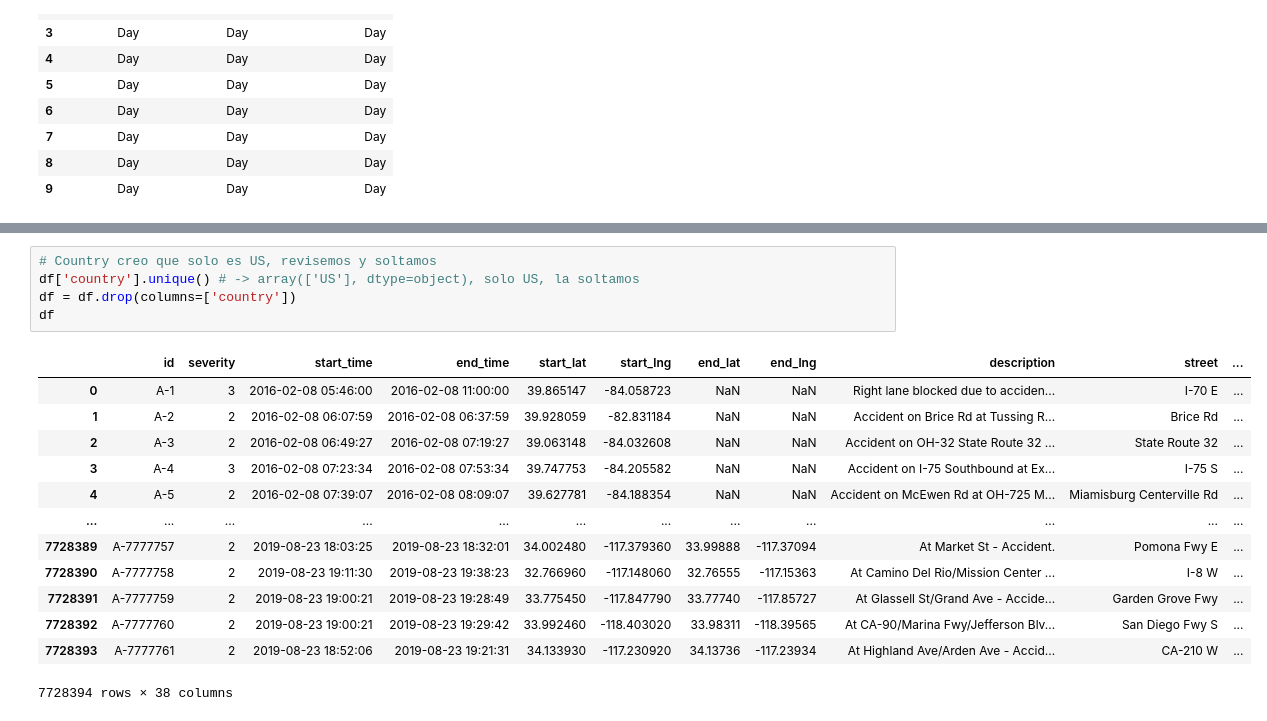
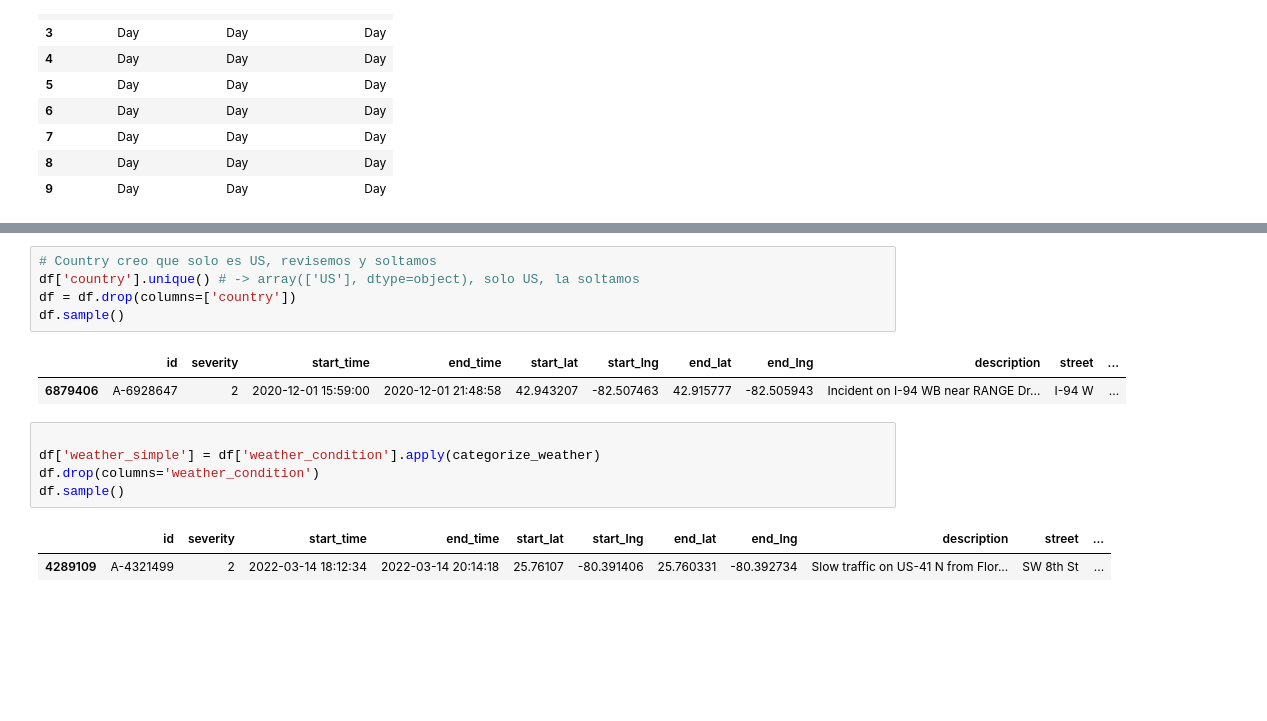
Before and after one commit to JBuxo/proyecto-1-jbuxo, a Jupyter notebook: notebooks/limpieza.ipynb, the cells around one changed output, grey strips where cells are left out. Saved outputs shown, nothing was run; the diff lists cells and outputs as text; blank space fills up the shorter version.

```diff
--- a/notebooks/limpieza.ipynb
+++ b/notebooks/limpieza.ipynb
@@ -328,22 +304,19 @@ df
 # %%
 # Country creo que solo es US, revisemos y soltamos
 df['country'].unique() # -> array(['US'], dtype=object), solo US, la soltamos
 df = df.drop(columns=['country'])
-df
+df.sample()
 # %% [output]
 |  | id | severity | start_time | end_time | start_lat | start_lng | end_lat | end_lng | description | street | ... |
-| 0 | A-1 | 3 | 2016-02-08 05:46:00 | 2016-02-08 11:00:00 | 39.865147 | -84.058723 | NaN | NaN | Right lane blocked due to acciden... | I-70 E | ... |
-| 1 | A-2 | 2 | 2016-02-08 06:07:59 | 2016-02-08 06:37:59 | 39.928059 | -82.831184 | NaN | NaN | Accident on Brice Rd at Tussing R... | Brice Rd | ... |
-| 2 | A-3 | 2 | 2016-02-08 06:49:27 | 2016-02-08 07:19:27 | 39.063148 | -84.032608 | NaN | NaN | Accident on OH-32 State Route 32 ... | State Route 32 | ... |
-| 3 | A-4 | 3 | 2016-02-08 07:23:34 | 2016-02-08 07:53:34 | 39.747753 | -84.205582 | NaN | NaN | Accident on I-75 Southbound at Ex... | I-75 S | ... |
-| 4 | A-5 | 2 | 2016-02-08 07:39:07 | 2016-02-08 08:09:07 | 39.627781 | -84.188354 | NaN | NaN | Accident on McEwen Rd at OH-725 M... | Miamisburg Centerville Rd | ... |
-| ... | ... | ... | ... | ... | ... | ... | ... | ... | ... | ... | ... |
-| 7728389 | A-7777757 | 2 | 2019-08-23 18:03:25 | 2019-08-23 18:32:01 | 34.002480 | -117.379360 | 33.99888 | -117.37094 | At Market St - Accident. | Pomona Fwy E | ... |
-| 7728390 | A-7777758 | 2 | 2019-08-23 19:11:30 | 2019-08-23 19:38:23 | 32.766960 | -117.148060 | 32.76555 | -117.15363 | At Camino Del Rio/Mission Center ... | I-8 W | ... |
-| 7728391 | A-7777759 | 2 | 2019-08-23 19:00:21 | 2019-08-23 19:28:49 | 33.775450 | -117.847790 | 33.77740 | -117.85727 | At Glassell St/Grand Ave - Accide... | Garden Grove Fwy | ... |
-| 7728392 | A-7777760 | 2 | 2019-08-23 19:00:21 | 2019-08-23 19:29:42 | 33.992460 | -118.403020 | 33.98311 | -118.39565 | At CA-90/Marina Fwy/Jefferson Blv... | San Diego Fwy S | ... |
-| 7728393 | A-7777761 | 2 | 2019-08-23 18:52:06 | 2019-08-23 19:21:31 | 34.133930 | -117.230920 | 34.13736 | -117.23934 | At Highland Ave/Arden Ave - Accid... | CA-210 W | ... |
+| 6879406 | A-6928647 | 2 | 2020-12-01 15:59:00 | 2020-12-01 21:48:58 | 42.943207 | -82.507463 | 42.915777 | -82.505943 | Incident on I-94 WB near RANGE Dr... | I-94 W | ... |
-7728394 rows × 38 columns
+# %%
+
+df['weather_simple'] = df['weather_condition'].apply(categorize_weather)
+df.drop(columns='weather_condition')
+df.sample()
+# %% [output]
+|  | id | severity | start_time | end_time | start_lat | start_lng | end_lat | end_lng | description | street | ... |
+| 4289109 | A-4321499 | 2 | 2022-03-14 18:12:34 | 2022-03-14 20:14:18 | 25.76107 | -80.391406 | 25.760331 | -80.392734 | Slow traffic on US-41 N from Flor... | SW 8th St | ... |
 # %%
 # un ultimo check de los tipos
 df.dtypes
```
Also changed, not shown: parts of 13 cells of this notebook, 2 other files.
